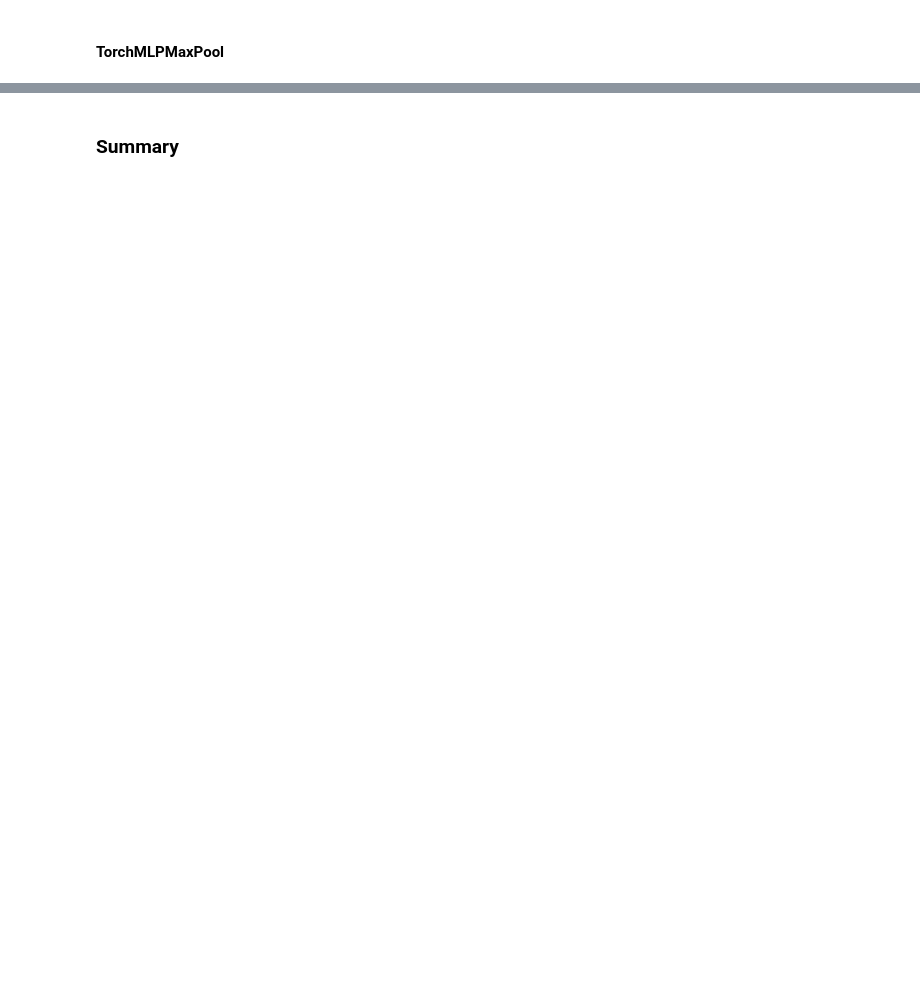
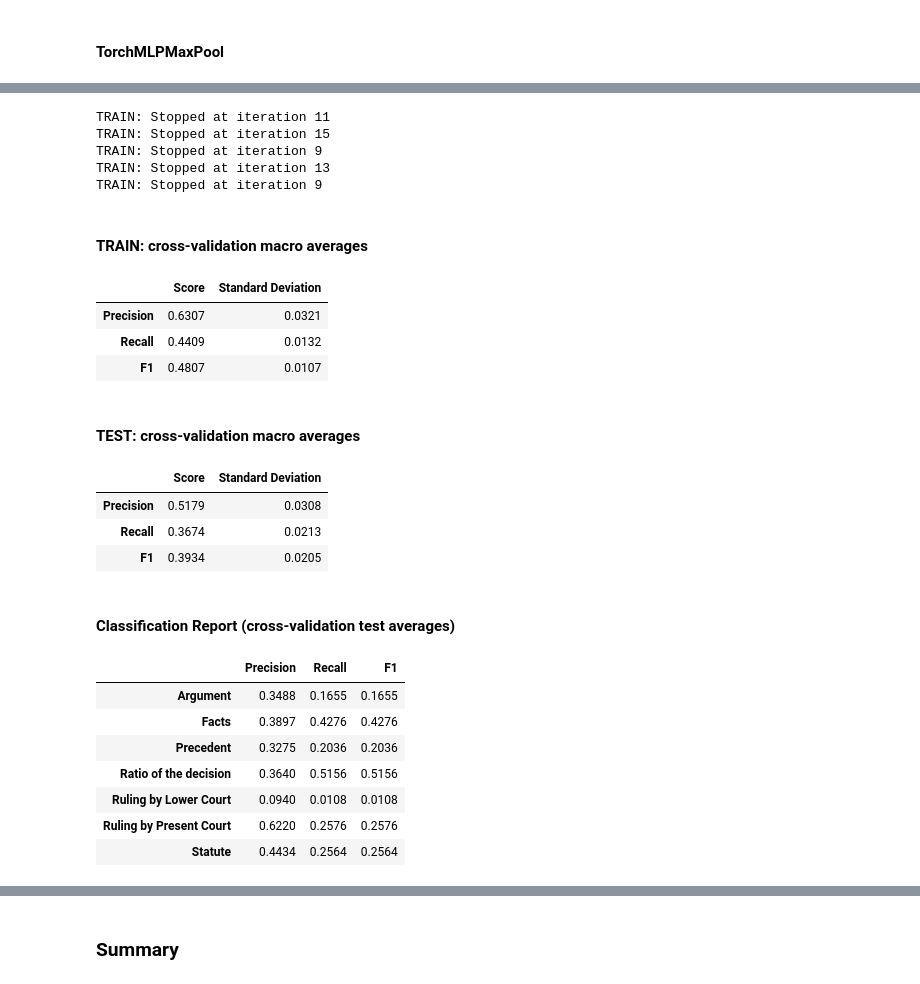
Before and after one commit to alexlimatds/circle-2022, a Jupyter notebook: RRLLJ_SBERT.ipynb, the cells around one changed output, grey strips where cells are left out. Cells and saved outputs as stored; diff of their text form; code cells hidden in the pictures; blank space fills up the shorter version.

```diff
--- a/RRLLJ_SBERT.ipynb
+++ b/RRLLJ_SBERT.ipynb
@@ -717,0 +787,32 @@ Wall time: 34.7 s
+# %%
+def torch_lr_trainer(X, y):
+  lr_ = TorchLogisticRegression(n_features, n_classes, gpu_device, verbose=True).to(gpu_device)
+  return lr_.fit(X, y)
+# %%
+%%time
+cross_validation(torch_lr_trainer)
+# %% [output]
+TRAIN: Stopped at iteration 11
+TRAIN: Stopped at iteration 15
+TRAIN: Stopped at iteration 9
+TRAIN: Stopped at iteration 13
+TRAIN: Stopped at iteration 9
+TRAIN: cross-validation macro averages
+|  | Score | Standard Deviation |
+| Precision | 0.6307 | 0.0321 |
+| Recall | 0.4409 | 0.0132 |
+| F1 | 0.4807 | 0.0107 |
+TEST: cross-validation macro averages
+|  | Score | Standard Deviation |
+| Precision | 0.5179 | 0.0308 |
+| Recall | 0.3674 | 0.0213 |
+| F1 | 0.3934 | 0.0205 |
+Classification Report (cross-validation test averages)
+|  | Precision | Recall | F1 |
+| Argument | 0.3488 | 0.1655 | 0.1655 |
+| Facts | 0.3897 | 0.4276 | 0.4276 |
+| Precedent | 0.3275 | 0.2036 | 0.2036 |
+| Ratio of the decision | 0.3640 | 0.5156 | 0.5156 |
+| Ruling by Lower Court | 0.0940 | 0.0108 | 0.0108 |
+| Ruling by Present Court | 0.6220 | 0.2576 | 0.2576 |
+| Statute | 0.4434 | 0.2564 | 0.2564 |
```
Also changed, not shown: parts of 20 cells of this notebook.
